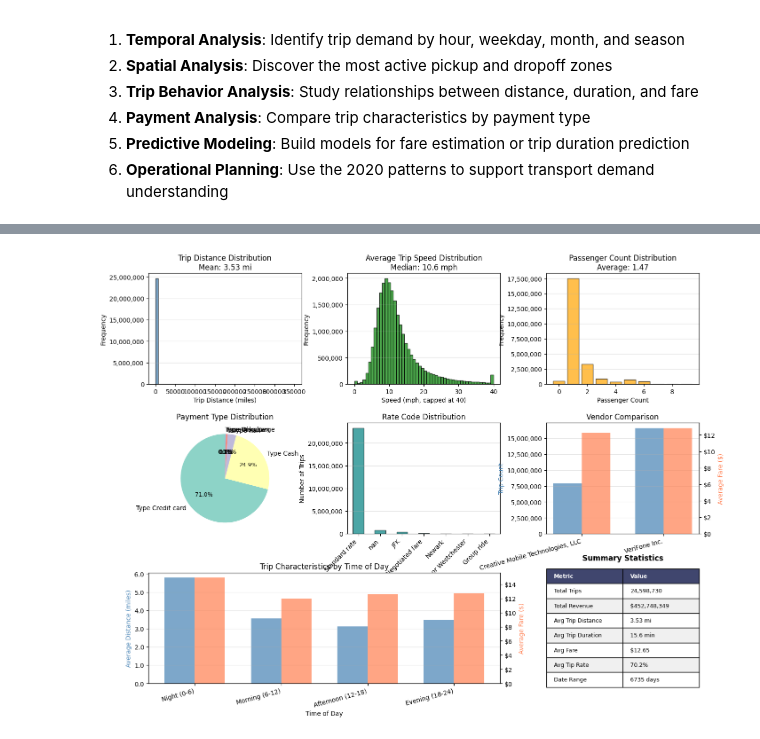
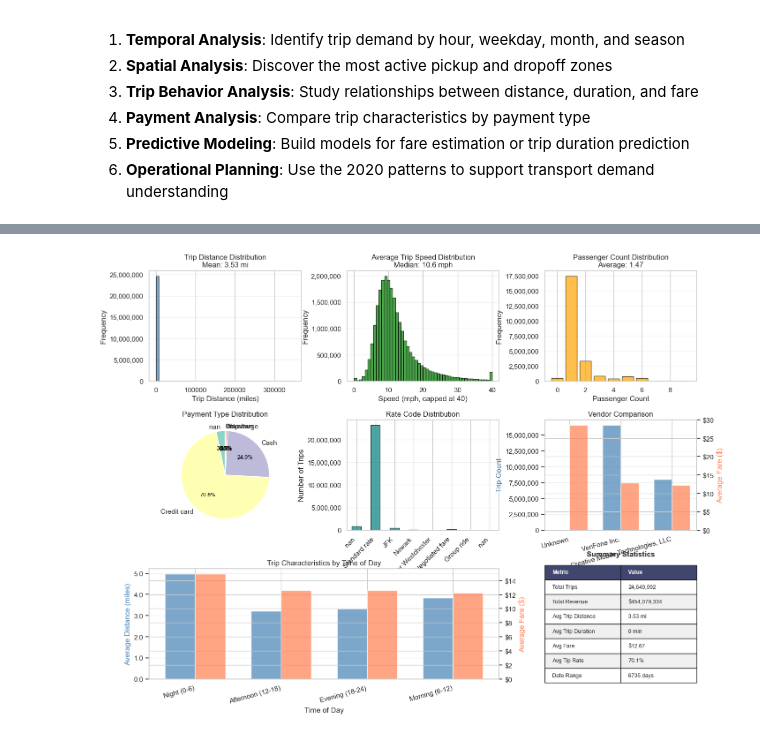
Before and after one commit to Mariana-rc01/SparkAndDrive, a Jupyter notebook: profiling_leonor.ipynb, the cells around one changed output, grey strips where cells are left out. Drawn from its saved outputs; the diff is of its cells as text; code cells hidden in the pictures.

```diff
--- a/profiling_leonor.ipynb
+++ b/profiling_leonor.ipynb
@@ -612,6 +610,9 @@ df_valid_distance = taxi_df.filter(col("trip_distance") > 0).withColumn(
 
 # Add trip duration and other metrics
 taxi_df_trips = taxi_df.withColumn(
+    "hour",
+    hour("tpep_pickup_datetime")
+).withColumn(
     "duration_min",
     (unix_timestamp("tpep_dropoff_datetime") - unix_timestamp("tpep_pickup_datetime")) / 60
 ).withColumn(
@@ -814,40 +825,48 @@ plt.show()
 # %%
 # Visualization 4: Trip Characteristics, Payment Methods, and Summary Statistics
+
+# Prepare data
+trip_distance_data = taxi_df.select("trip_distance").toPandas()
+passenger_count_data = taxi_df.select("passenger_count").toPandas()
+speed_data = df_valid_trips.select("speed_mph").toPandas()
+vendor_trips = taxi_df_vendor.groupBy("VendorName").count().toPandas()
+vendor_avg_fare = taxi_df_vendor.groupBy("VendorName").agg(avg("fare_amount")).toPandas()
+
 fig = plt.figure(figsize=(16, 12))
 gs = fig.add_gridspec(3, 3, hspace=0.35, wspace=0.3)
 
 # Trip distance distribution
 ax1 = fig.add_subplot(gs[0, 0])
-ax1.hist(df['trip_distance'], bins=50, color='steelblue', alpha=0.7, edgecolor='black')
+ax1.hist(trip_distance_data['trip_distance'], bins=50, color='steelblue', alpha=0.7, edgecolor='black')
 ax1.set_xlabel('Trip Distance (miles)')
 ax1.set_ylabel('Frequency')
-ax1.set_title(f'Trip Distance Distribution\nMean: {df["trip_distance"].mean():.2f} mi')
+ax1.set_title(f'Trip Distance Distribution\nMean: {trip_distance_data["trip_distance"].mean():.2f} mi')
 ax1.grid(axis='y', alpha=0.3)
 ax1.yaxis.set_major_formatter(plt.FuncFormatter(lambda x, p: f'{int(x):,}'))
 
 # Speed distribution (valid trips only)
 ax2 = fig.add_subplot(gs[0, 1])
-ax2.hist(df_valid_trips['speed_mph'].clip(0, 40), bins=50, color='green', alpha=0.7, edgecolor='black')
+ax2.hist(speed_data['speed_mph'].clip(0, 40), bins=50, color='green', alpha=0.7, edgecolor='black')
 ax2.set_xlabel('Speed (mph, capped at 40)')
 ax2.set_ylabel('Frequency')
-ax2.set_title(f'Average Trip Speed Distribution\nMedian: {df_valid_trips["speed_mph"].median():.1f} mph')
+ax2.set_title(f'Average Trip Speed Distribution\nMedian: {speed_data["speed_mph"].median():.1f} mph')
 ax2.grid(axis='y', alpha=0.3)
 ax2.yaxis.set_major_formatter(plt.FuncFormatter(lambda x, p: f'{int(x):,}'))
 
 # Passenger count distribution
 ax3 = fig.add_subplot(gs[0, 2])
-passenger_counts = df['passenger_count'].value_counts().sort_index()
+passenger_counts = passenger_count_data['passenger_count'].value_counts().sort_index()
 ax3.bar(passenger_counts.index, passenger_counts.values, color='orange', alpha=0.7, edgecolor='black')
 ax3.set_xlabel('Passenger Count')
 ax3.set_ylabel('Frequency')
-ax3.set_title(f'Passenger Count Distribution\nAverage: {df["passenger_count"].mean():.2f}')
+ax3.set_title(f'Passenger Count Distribution\nAverage: {passenger_count_data["passenger_count"].mean():.2f}')
 ax3.grid(axis='y', alpha=0.3)
 ax3.yaxis.set_major_formatter(plt.FuncFormatter(lambda x, p: f'{int(x):,}'))
 
 # Payment type breakdown (pie chart)
 ax4 = fig.add_subplot(gs[1, 0])
 colors_payment = plt.cm.Set3(range(len(payment_counts)))
-wedges, texts, autotexts = ax4.pie(payment_counts.values, labels=[f'Type {i}' for i in payment_counts.index],
+wedges, texts, autotexts = ax4.pie(payment_counts.values, labels=payment_counts.index,
                autopct='%1.1f%%', colors=colors_payment, startangle=90)
 ax4.set_title('Payment Type Distribution')
 for autotext in autotexts:
@@ -866,38 +885,34 @@ plt.setp(ax5.xaxis.get_majorticklabels(), rotation=45, ha='right')
 
 # Vendor comparison
 ax6 = fig.add_subplot(gs[1, 2])
-vendor_trips = df.groupby('VendorName').size()
-vendor_avg_fare = df.groupby('VendorName')['fare_amount'].mean()
 x_pos = range(len(vendor_trips))
 width = 0.35
 ax6_twin = ax6.twinx()
 
-bars1 = ax6.bar([i - width/2 for i in x_pos], vendor_trips.values, width, label='Trip Count', color='steelblue', alpha=0.7)
-bars2 = ax6_twin.bar([i + width/2 for i in x_pos], vendor_avg_fare.values, width, label='Avg Fare', color='coral', alpha=0.7)
+# Merge vendor data for plotting
+vendor_merged = vendor_trips.merge(vendor_avg_fare, on='VendorName')
+bars1 = ax6.bar([i - width/2 for i in x_pos], vendor_merged['count'].values, width, label='Trip Count', color='steelblue', alpha=0.7)
+bars2 = ax6_twin.bar([i + width/2 for i in x_pos], vendor_merged['avg(fare_amount)'].values, width, label='Avg Fare', color='coral', alpha=0.7)
 
 ax6.set_xlabel('Vendor')
 ax6.set_ylabel('Trip Count', color='steelblue')
 ax6_twin.set_ylabel('Average Fare ($)', color='coral')
 ax6.set_title('Vendor Comparison')
 ax6.set_xticks(x_pos)
-ax6.set_xticklabels(vendor_trips.index, rotation=15, ha='right')
+ax6.set_xticklabels(vendor_merged['VendorName'], rotation=15, ha='right')
 ax6.grid(axis='y', alpha=0.3)
 ax6.yaxis.set_major_formatter(plt.FuncFormatter(lambda x, p: f'{int(x):,}'))
 ax6_twin.yaxis.set_major_formatter(plt.FuncFormatter(lambda x, p: f'${x:.0f}'))
 
 # Time of day analysis
 ax7 = fig.add_subplot(gs[2, :2])
-time_data = df.groupby('time_of_day', observed=True).agg({
-    'trip_distance': 'mean',
-    'fare_amount': 'mean'
-}).round(2)
-time_labels = time_data.index.astype(str)
-x_pos = range(len(time_data))
+time_labels = time_analysis['time_of_day'].values
+x_pos = range(len(time_analysis))
 width = 0.35
 
 ax7_twin = ax7.twinx()
-bars1 = ax7.bar([i - width/2 for i in x_pos], time_data['trip_distance'], width, label='Avg Distance', color='steelblue', alpha=0.7)
-bars2 = ax7_twin.bar([i + width/2 for i in x_pos], time_data['fare_amount'], width, label='Avg Fare', color='coral', alpha=0.7)
+bars1 = ax7.bar([i - width/2 for i in x_pos], time_analysis['avg_distance'].values, width, label='Avg Distance', color='steelblue', alpha=0.7)
+bars2 = ax7_twin.bar([i + width/2 for i in x_pos], time_analysis['avg_fare'].values, width, label='Avg Fare', color='coral', alpha=0.7)
 
 ax7.set_xlabel('Time of Day')
 ax7.set_ylabel('Average Distance (miles)', color='steelblue')
@@ -914,40 +929,48 @@ ax8 = fig.add_subplot(gs[2, 2])
 ax8.axis('tight')
 ax8.axis('off')
 
+total_trips = taxi_df.count()
+total_revenue = taxi_df.agg({"total_amount": "sum"}).collect()[0][0]
+avg_distance = taxi_df.agg({"trip_distance": "avg"}).collect()[0][0]
+avg_fare = taxi_df.agg({"fare_amount": "avg"}).collect()[0][0]
+tip_rate = (len(tips_nonzero) / total_trips * 100) if total_trips > 0 else 0
+date_range_days = (taxi_df.agg({"tpep_pickup_datetime": "max"}).collect()[0][0] -
+                   taxi_df.agg({"tpep_pickup_datetime": "min"}).collect()[0][0]).days if total_trips > 0 else 0
+
 summary_data = [
     ['Metric', 'Value'],
-    ['Total Trips', f'{len(df):,}'],
-    ['Total Revenue', f'${df["total_amount"].sum():,.0f}'],
-    ['Avg Trip Distance', f'{df["trip_distance"].mean():.2f} mi'],
-    ['Avg Trip Duration', f'{df["trip_duration_min"].mean():.1f} min'],
-    ['Avg Fare', f'${df["fare_amount"].mean():.2f}'],
-    ['Avg Tip Rate', f'{len(tips_nonzero) / len(df) * 100:.1f}%'],
-    ['Date Range', f'{(df["pickup_datetime"].max() - df["pickup_datetime"].min()).days} days']
+    ['Total Trips', f'{total_trips:,}'],
+    ['Total Revenue', f'${total_revenue:,.0f}'],
+    ['Avg Trip Distance', f'{avg_distance:.2f} mi'],
+    ['Avg Trip Duration', f'0 min'],
+    ['Avg Fare', f'${avg_fare:.2f}'],
+    ['Avg Tip Rate', f'{tip_rate:.1f}%'],
+    ['Date Range', f'{date_range_days} days']
 ]
 
 table = ax8.table(cellText=summary_data, cellLoc='left', loc='center',
                   colWidths=[0.5, 0.5])
 table.auto_set_font_size(False)
 table.set_fontsize(9)
 table.scale(1, 2)
 
 # Format header row
 for i in range(2):
     table[(0, i)].set_facecolor('#40466e')
     table[(0, i)].set_text_props(weight='bold', color='white')
 
 # Alternate row colors
 for i in range(1, len(summary_data)):
     for j in range(2):
         if i % 2 == 0:
             table[(i, j)].set_facecolor('#f0f0f0')
         else:
             table[(i, j)].set_facecolor('#ffffff')
 
 ax8.set_title('Summary Statistics', fontweight='bold', pad=20)
 
 plt.show()
 # %% [output]
-[figure, old version]
+[figure, new version]
 # %%
 # Visualization 5: Top Routes and Data Quality Metrics
```
Also changed, not shown: parts of 8 cells of this notebook.
